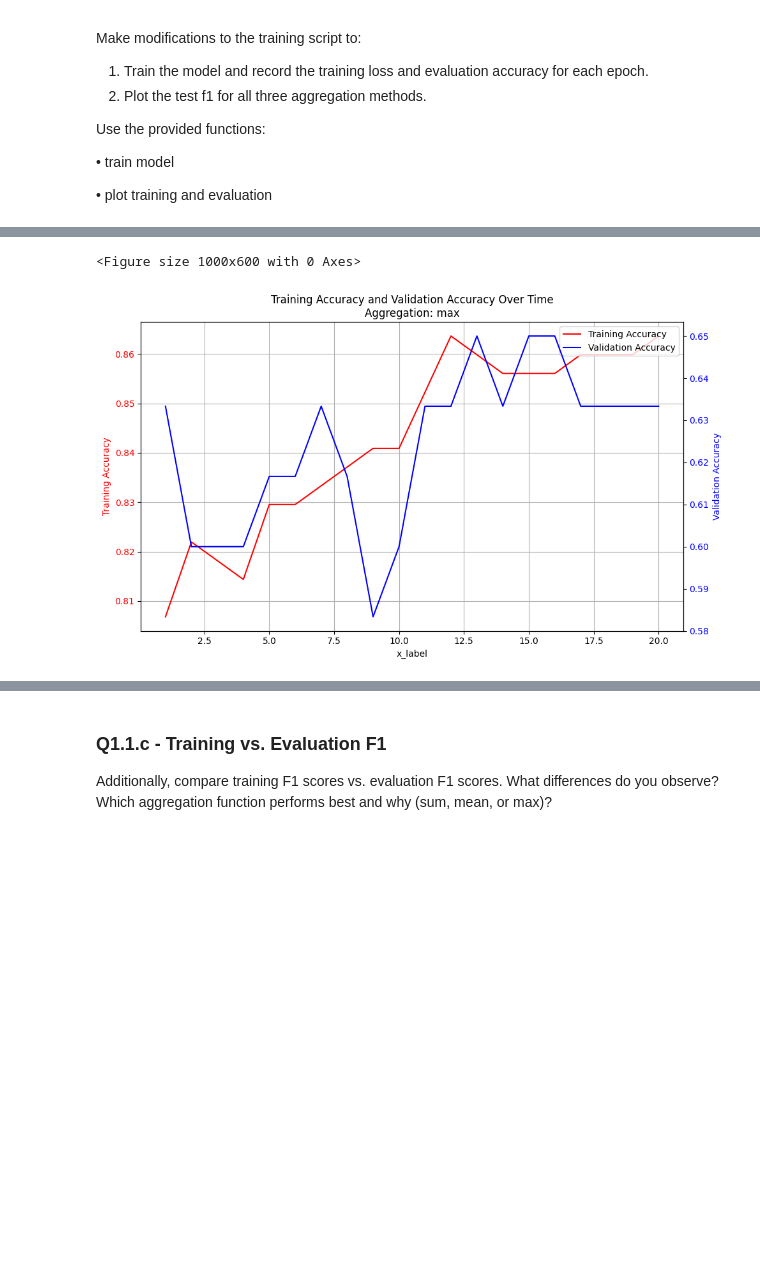
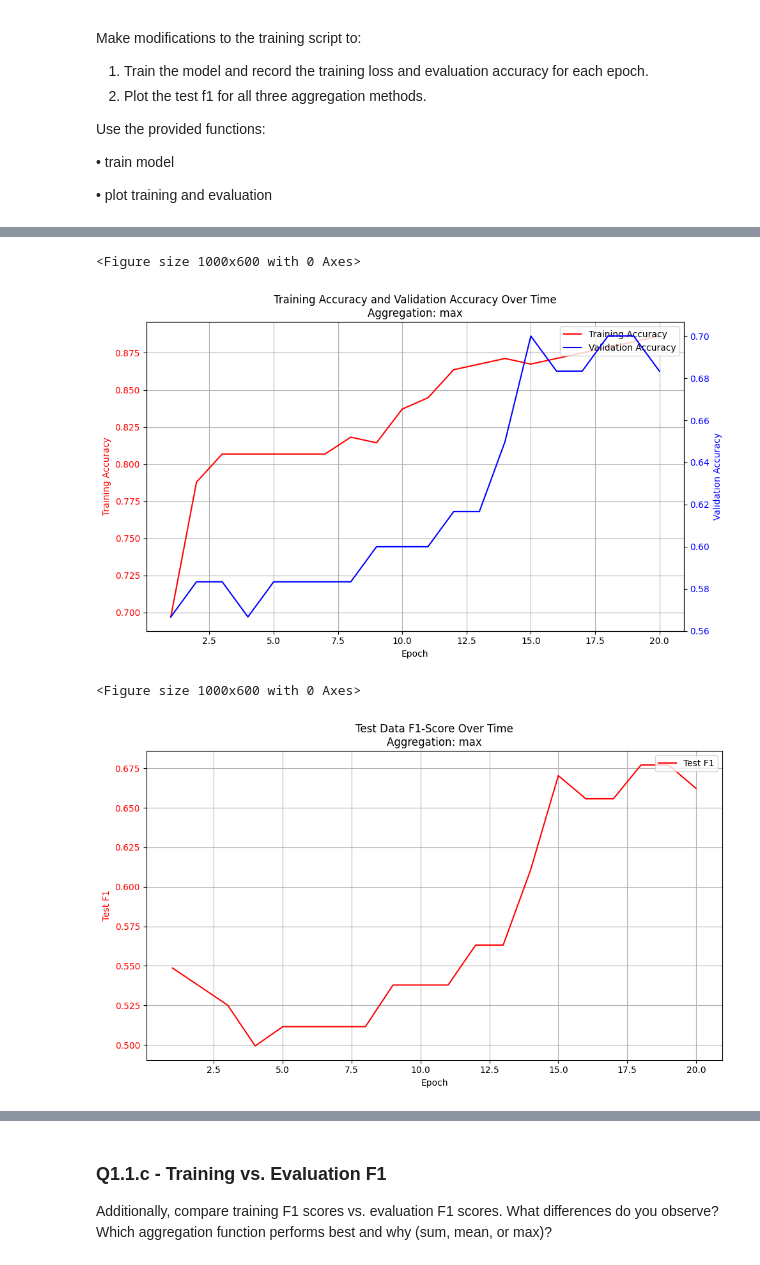
Before and after one commit to ViyanR/dgl_2425_cw1, a Jupyter notebook: q1_graph_classification.ipynb, the cells around one changed output, grey strips where cells are left out. Saved outputs shown, nothing was run; the diff lists cells and outputs as text; code cells hidden in the pictures; blank space fills up the shorter version.

```diff
--- a/q1_graph_classification.ipynb
+++ b/q1_graph_classification.ipynb
@@ -443,23 +449,28 @@ def train_model(model, optimizer, criterion, train_dataset, validation_dataset,
     train_accs = []
     val_accs = []
 
+    train_f1s = []
+    val_f1s = []
+
 
     for epoch in range(epochs):
-        loss = train_epoch(model, train_dataset, optimizer, criterion, graph_aggregation_method=graph_aggregation_method)
+        loss = train_ epoch(model, train_dataset, optimizer, criterion, graph_aggregation_method=graph_aggregation_method)
         train_losses.append(loss)
 
-        _, _, train_acc = test(model, train_dataset, graph_aggregation_method=graph_aggregation_method)
+        train_true_labels, train_predicted_labels, train_acc = test(model, train_dataset, graph_aggregation_method=graph_aggregation_method)
         train_accs.append(train_acc)
+        train_f1s.append(f1_score(train_true_labels, train_predicted_labels, average='macro'))
 
-        _, _, val_acc = test(model, validation_dataset, graph_aggregation_method=graph_aggregation_method)
+        val_true_labels, val_predicted_labels, val_acc = test(model, validation_dataset, graph_aggregation_method=graph_aggregation_method)
         val_accs.append(val_acc)
+        val_f1s.append(f1_score(val_true_labels, val_predicted_labels, average='macro'))
 
-    # INCLUDE THiS STATEMENT IN YOUR CODE
-    if verbose:
-        print(f"Epoch {epoch+1}, Training Loss: {loss}, Train Accuracy: {train_acc}, Validation Accuracy: {val_acc:.4f}")
+        # INCLUDE THiS STATEMENT IN YOUR CODE
+        if verbose:
+            print(f"Epoch {epoch+1}, Training Loss: {loss}, Train Accuracy: {train_acc}, Validation Accuracy: {val_acc:.4f}")
 
 
-    return train_losses, train_accs, val_accs
+    return train_losses, train_accs, val_accs, train_f1s, val_f1s
 
 # ####################################################
 # END OF MODIFICATION
@@ -473,29 +484,52 @@ eval_data = read_json_data(EVAL_DATA_PATH, has_label=True) #returns a list of (X
 # Initialising the model
 input_dim = 10
 hidden_dim = 8
-model = MyGraphNeuralNetwork(input_dim, hidden_dim)
-print(model)
+max_aggregation_model = MyGraphNeuralNetwork(input_dim, hidden_dim)
+print(max_aggregation_model)
+mean_aggregation_model = MyGraphNeuralNetwork(input_dim, hidden_dim)
+print(mean_aggregation_model)
+sum_aggregation_model = MyGraphNeuralNetwork(input_dim, hidden_dim)
+print(sum_aggregation_model)
+
 
 # Loss function and optimizer
-criterion = nn.BCELoss()
-optimizer = optim.Adam(model.parameters(), lr=0.001)
+max_aggregation_criterion = nn.BCELoss()
+max_aggregation_optimizer = optim.Adam(max_aggregation_model.parameters(), lr=0.001)
+mean_aggregation_criterion = nn.BCELoss()
+mean_aggregation_optimizer = optim.Adam(mean_aggregation_model.parameters(), lr=0.001)
+sum_aggregation_criterion = nn.BCELoss()
+sum_aggregation_optimizer = optim.Adam(sum_aggregation_model.parameters(), lr=0.001)
 
+models = [max_aggregation_model, mean_aggregation_model, sum_aggregation_model]
+criteria = [max_aggregation_criterion, mean_aggregation_criterion, sum_aggregation_criterion]
+optimizers = [max_aggregation_optimizer, mean_aggregation_optimizer, sum_aggregation_optimizer]
+
+# Save f1 scores per aggregation method to use in 1.1.c
+train_f1_dict = {}
+eval_f1_dict = {}
 
 # TRAIN
-num_epochs = 20
-train_losses, train_acc, eval_acc = train_model(
-    model,
-    optimizer,
-    criterion,
-    train_data,
-    eval_data,
-    epochs=num_epochs,
-    graph_aggregation_method="max",
-    verbose=True
-)
+for i in range(len(models)):
+    num_epochs = 20
+    train_losses, train_acc, eval_acc, train_f1, eval_f1 = train_model(
+        models[i],
+        optimizers[i],
+        criteria[i],
+        train_data,
+        eval_data,
+        epochs=num_epochs,
+        graph_aggregation_method="max",
+        verbose=True
+    )
 
-# Visualising
-plot_training_and_validation(train_acc, eval_acc, aggregation="max")
+    train_f1_dict[["max", "mean", "sum"][i]] = train_f1
+    eval_f1_dict[["max", "mean", "sum"][i]] = eval_f1
+
+    # Visualising training and validation accuracy
+    plot_training_and_validation(graph1_vals=train_acc, graph2_vals=eval_acc, aggregation=["max", "mean", "sum"][i])
+
+    # Visualising test f1
+    plot_training_and_validation(graph1_vals=eval_f1, aggregation=["max", "mean", "sum"][i], graph1_label="Test F1", title="Test Data F1-Score Over Time")
 # %% [output]
 MyGraphNeuralNetwork(
   (gcn1): MyGCNLayer()
@@ -505,2 +551,4 @@ Epoch 20, Training Loss: 0.29467035131901037, Train Accuracy: 0.8636363636363636
 <Figure size 1000x600 with 0 Axes>
-[figure, old version]
+[figure, new version]
+<Figure size 1000x600 with 0 Axes>
+[figure, added]
```
Also changed, not shown: parts of 9 cells of this notebook.
